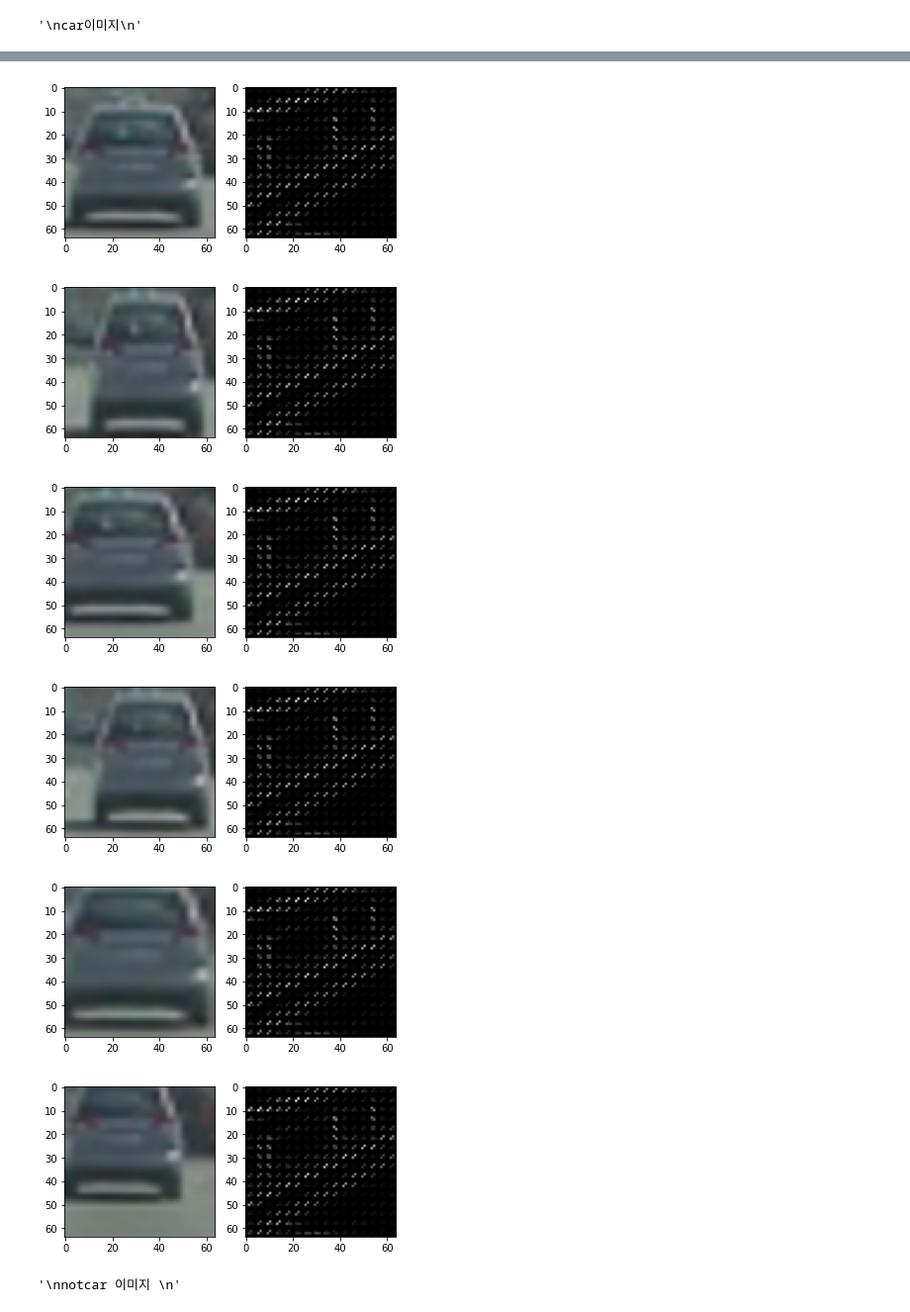
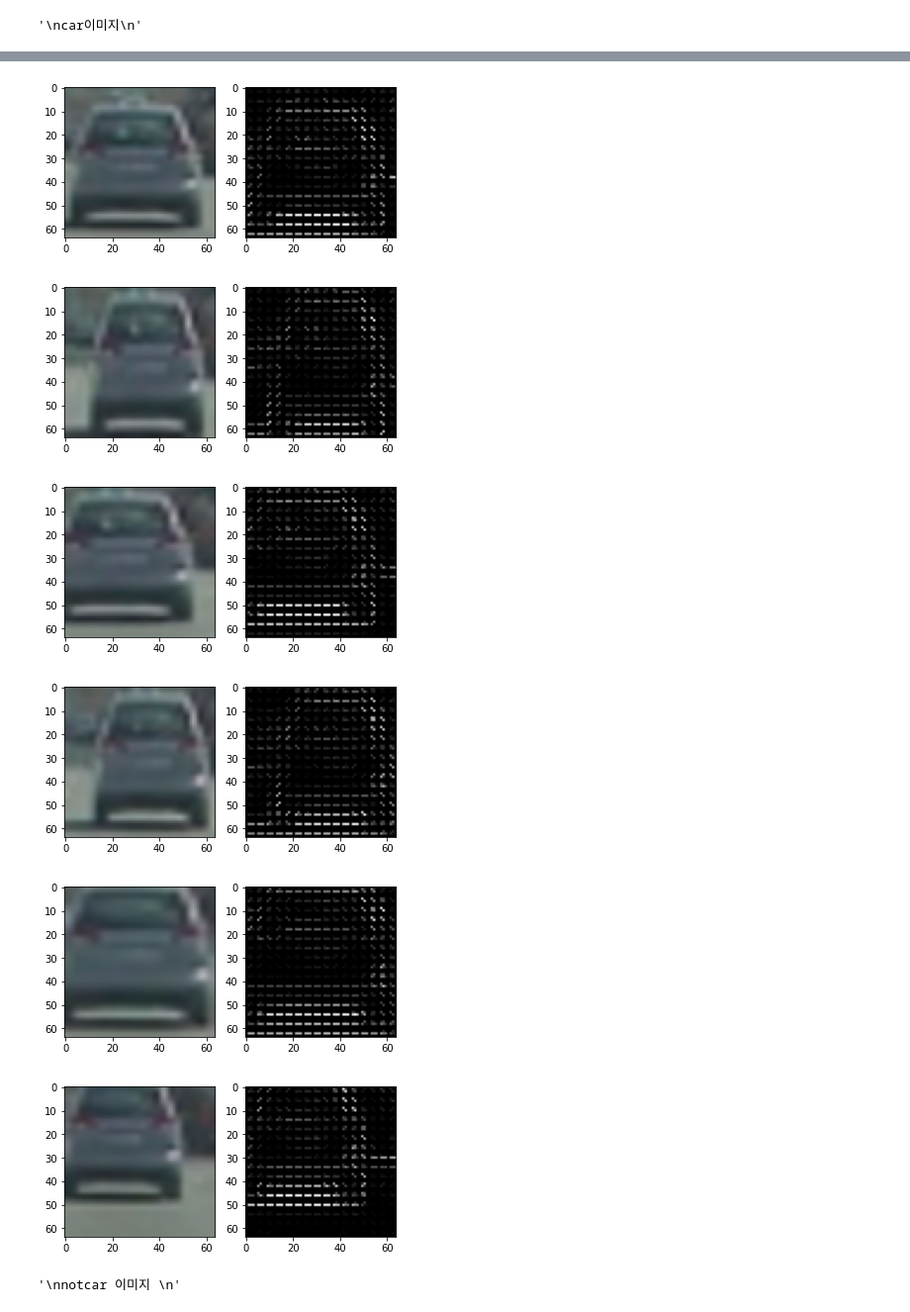
Before and after one commit to nikstery55/computer_vision_project_1, a Jupyter notebook: project_test1.ipynb, the cells around one changed output, grey strips where cells are left out. Shown at 99% size. Cells and saved outputs as stored; diff of their text form; code cells hidden in the pictures.

```diff
--- a/project_test1.ipynb
+++ b/project_test1.ipynb
@@ -222,7 +193,7 @@ car이미지
 # %%
 for car_image_show in car_images_test:
     img_show = mpimg.imread(car_image_show)
-    gray_show = cv2.cvtColor(img, cv2.COLOR_BGR2GRAY)
+    gray_show = cv2.cvtColor(img_show, cv2.COLOR_BGR2GRAY)
 
     hog_car_feature_show, hog_car_image_show = hog(gray_show, orientations=9, pixels_per_cell=(4,4),
                                  cells_per_block=(2, 2), block_norm='L2-Hys',
@@ -248,9 +219,9 @@ for car_image_show in car_images_test:
-[figure, old version]
+[figure, new version]
-[figure, old version]
+[figure, new version]
-[figure, old version]
+[figure, new version]
-[figure, old version]
+[figure, new version]
-[figure, old version]
+[figure, new version]
-[figure, old version]
+[figure, new version]
 # %%
 """
 notcar 이미지
```
Also changed, not shown: parts of 64 cells of this notebook.
